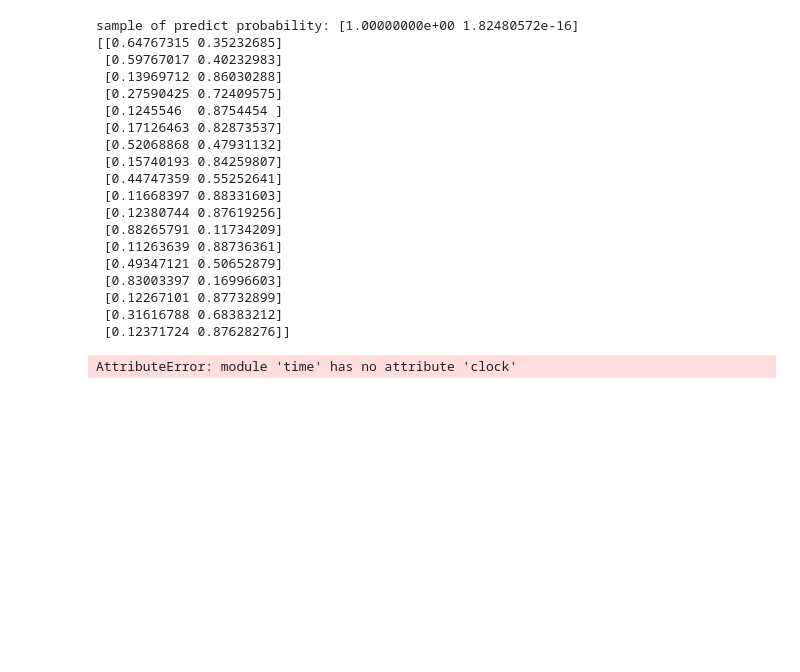
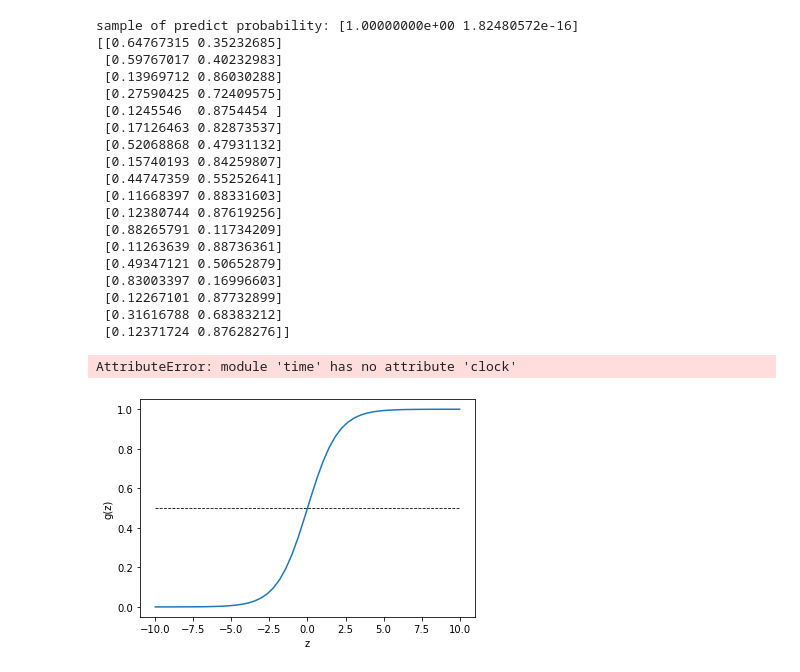
Before and after one commit to huangyueshiqi/pythonStudy, a Jupyter notebook: code/log-wk3.ipynb, the cells around one changed output. Saved outputs shown, nothing was run; the diff lists cells and outputs as text; code cells hidden in the pictures; blank space fills up the shorter version.

```diff
--- a/code/log-wk3.ipynb
+++ b/code/log-wk3.ipynb
@@ -167,3 +167,20 @@ def gradAscent(dataMatIn,classLabels):
         error = (labelMat-h)
         weights = weights + alpha*dataMatrix.transpose()*error
     return weights
+# %%
+import numpy as np
+import matplotlib.pyplot as plt
+import warnings
+warnings.filterwarnings('ignore')
+
+X = np.linspace(-10,10)
+y = []
+for i in X:
+    y.append(1/(1+np.exp(-i)))
+plt.plot(X,y)
+plt.plot(X,np.ones(len(X))/2,'--',c='black',linewidth='0.8')
+plt.xlabel('z')
+plt.ylabel('g(z)')
+plt.show()
+# %% [output]
+[figure, added]
```
Also changed, not shown: parts of 1 cell of this notebook, 1 other file.
